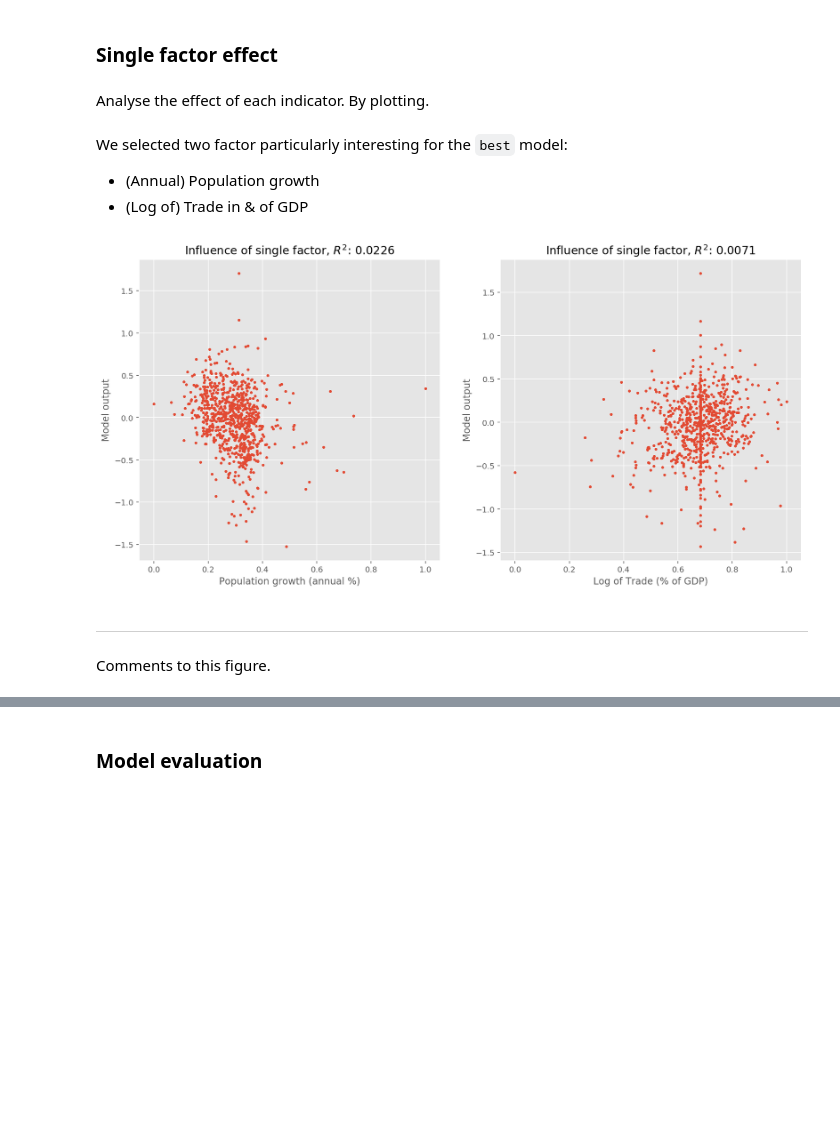
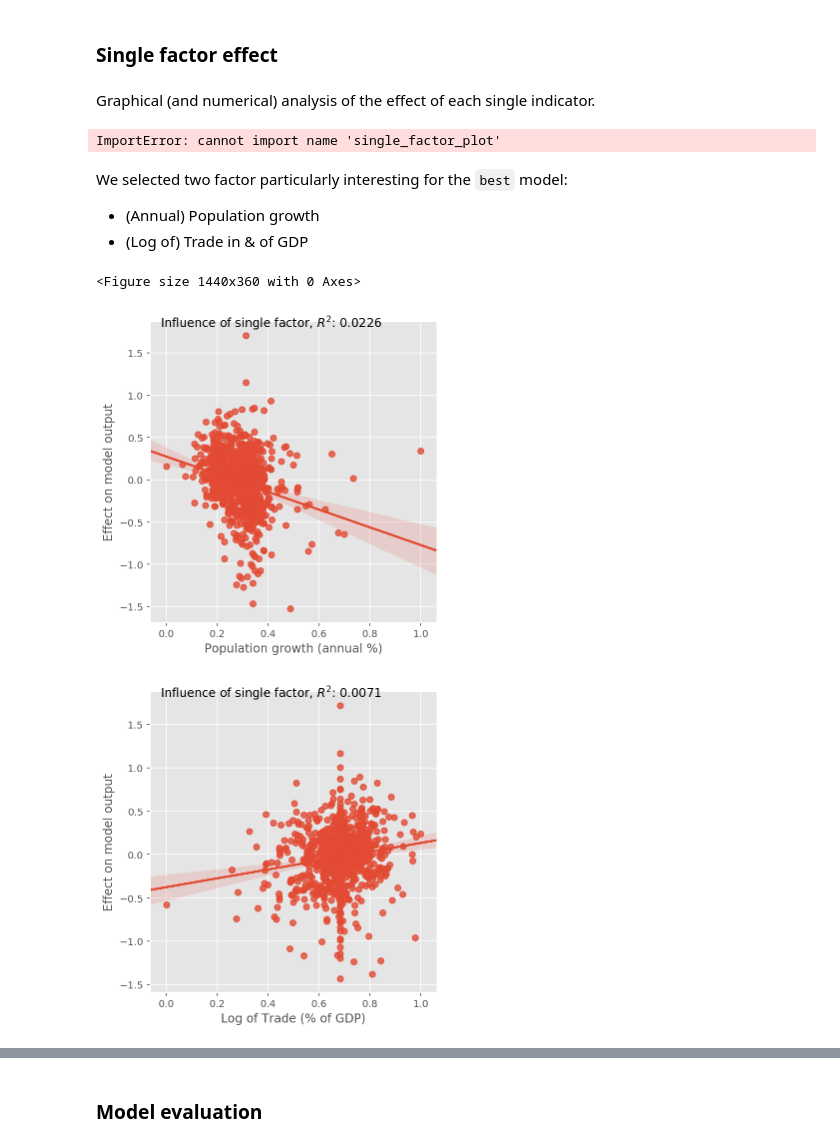
Before and after one commit to luciofaso/migration_analysis, a Jupyter notebook: EmigrationModel.ipynb, the cells around one changed output, grey strips where cells are left out. Drawn from its saved outputs; the diff is of its cells as text; code cells hidden in the pictures; blank space fills up the shorter version.

```diff
--- a/EmigrationModel.ipynb
+++ b/EmigrationModel.ipynb
@@ -180,37 +179,20 @@ TO DO: Comment this
 # %% [markdown]
 ### Single factor effect
 # %% [markdown]
-Analyse the effect of each indicator. By plotting.
+Graphical (and numerical) analysis of the effect of each single indicator.
-# %%
-def single_factor_plot (name_factor):
-    """ Plot effect of single factor on model output"""
-
-    pos_factor = np.where(input_name==name_factor)[0][0]
-    X_factor = X_scaled[:,pos_factor]
-
-    X_partial_scaled = copy.deepcopy(X_scaled)
-    X_partial_scaled[:,pos_factor] = np.mean(X_factor)
-
-    y_partial = best_lasso.predict(X_partial_scaled)
-    best_score = best_lasso.score(X_scaled, y)
-    loss_score = best_score - best_lasso.score(X_partial_scaled, y)
-    err = y - y_partial
-    plt.scatter(X_factor,err,marker='.')
-    plt.title('Influence of single factor, $R^2$: ' + str(loss_score)[0:6])
-    plt.xlabel(name_factor)
-    plt.ylabel('Model output')
+# %%
+from migration_func import single_factor_plot
+# %% [output]
+ImportError: cannot import name 'single_factor_plot'
 # %% [markdown]
 We selected two factor particularly interesting for the ``best`` model:
 * (Annual) Population growth
 * (Log of) Trade in & of GDP
 # %%
-plt.figure(figsize=(15,7))
-plt.subplot(121)
-single_factor_plot('Population growth (annual %)')
-plt.subplot(122)
-single_factor_plot('Log of Trade (% of GDP)')
+plt.figure(figsize=(20,5))
+single_factor_plot('Population growth (annual %)',best_lasso)
+single_factor_plot('Log of Trade (% of GDP)',best_lasso)
 # %% [output]
+<Figure size 1440x360 with 0 Axes>
-[figure, old version]
+[figure, new version]
+[figure, added]
-# %% [markdown]
-___
-Comments to this figure.
```
Also changed, not shown: parts of 49 cells of this notebook.
